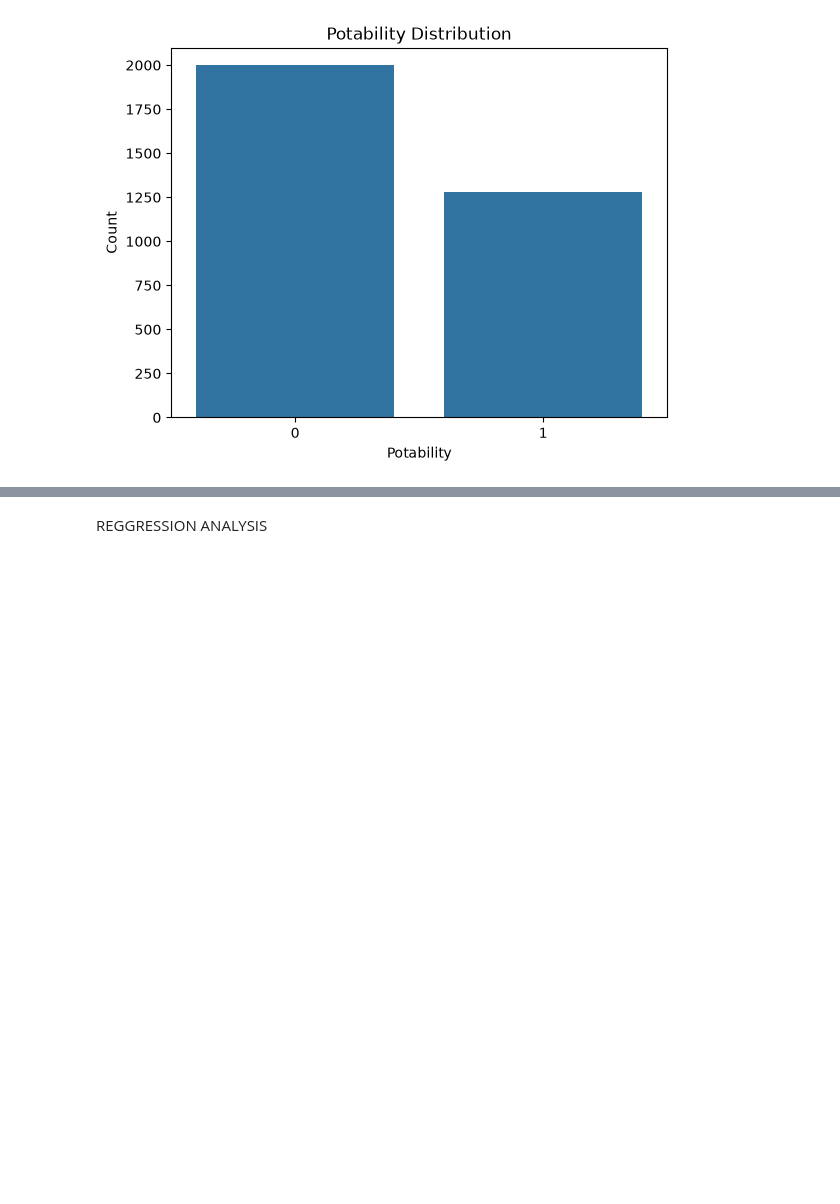
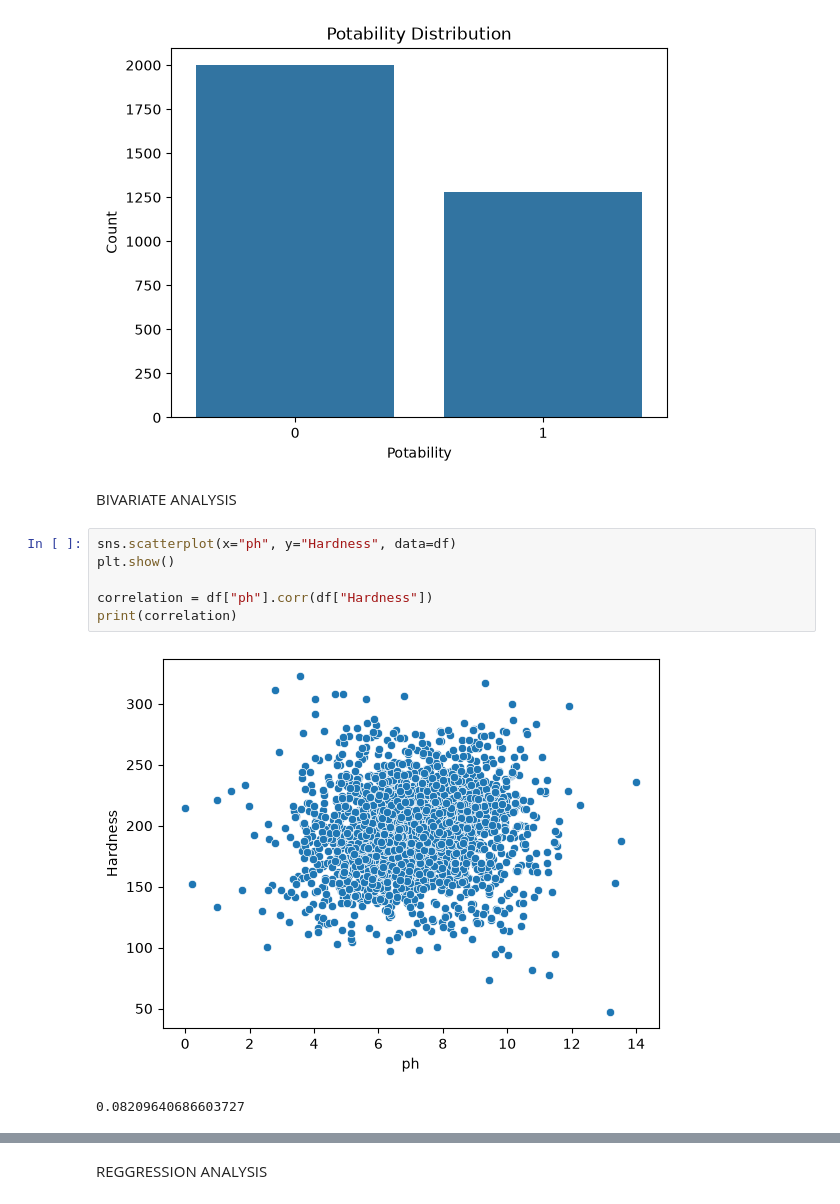
Before and after one commit to mehdiigouch/WATER-POTABILITY-USING-ML-PROJECT_V2, a Jupyter notebook: ANALYSIS/EDA.ipynb, the cells around one changed output, grey strips where cells are left out. Cells and saved outputs as stored; diff of their text form; blank space fills up the shorter version.

Commit message:
starting bivariate analysis

```diff
--- a/ANALYSIS/EDA.ipynb
+++ b/ANALYSIS/EDA.ipynb
@@ -218,3 +218,14 @@ Potability
 Name: proportion, dtype: float64
 ----------------------------------------
 [figure]
+# %% [markdown]
+BIVARIATE ANALYSIS
+# %%
+sns.scatterplot(x="ph", y="Hardness", data=df)
+plt.show()
+
+correlation = df["ph"].corr(df["Hardness"])
+print(correlation)
+# %% [output]
+[figure, added]
+0.08209640686603727
```
Also changed, not shown: parts of 10 cells of this notebook.
